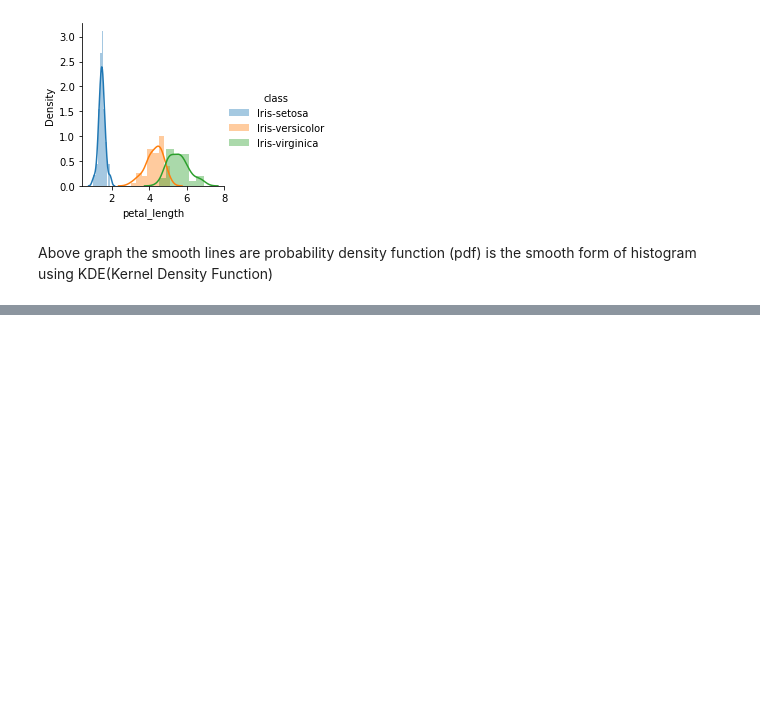
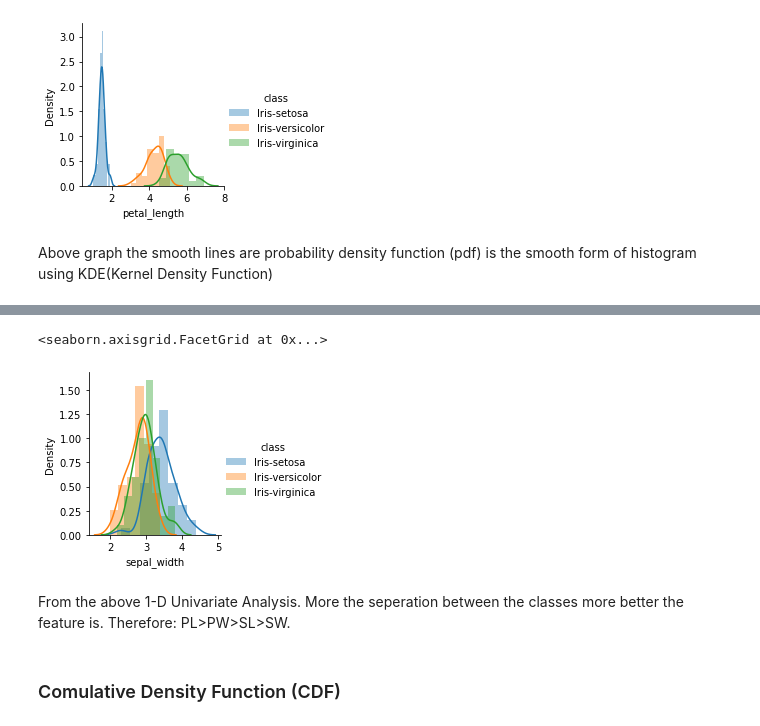
Before and after one commit to vijananish/exploratory-data-analysis, a Jupyter notebook: iris-dataset/iris-dataset.ipynb, the cells around one changed output, grey strips where cells are left out. Saved outputs shown, nothing was run; the diff lists cells and outputs as text; code cells hidden in the pictures; blank space fills up the shorter version.

```diff
--- a/iris-dataset/iris-dataset.ipynb
+++ b/iris-dataset/iris-dataset.ipynb
@@ -86,0 +99,9 @@ Above graph the smooth lines are probability density function (pdf) is the smoot
+# %%
+sns.FacetGrid(iris_dataset, hue="class").map(sns.distplot, "sepal_width").add_legend()
+# %% [output]
+<seaborn.axisgrid.FacetGrid at 0x...>
+[figure, added]
+# %% [markdown]
+From the above 1-D Univariate Analysis. More the seperation between the classes more better the feature is. Therefore: PL>PW>SL>SW.
+# %% [markdown]
+### Comulative Density Function (CDF)
```
Also changed, not shown: parts of 10 cells of this notebook.
